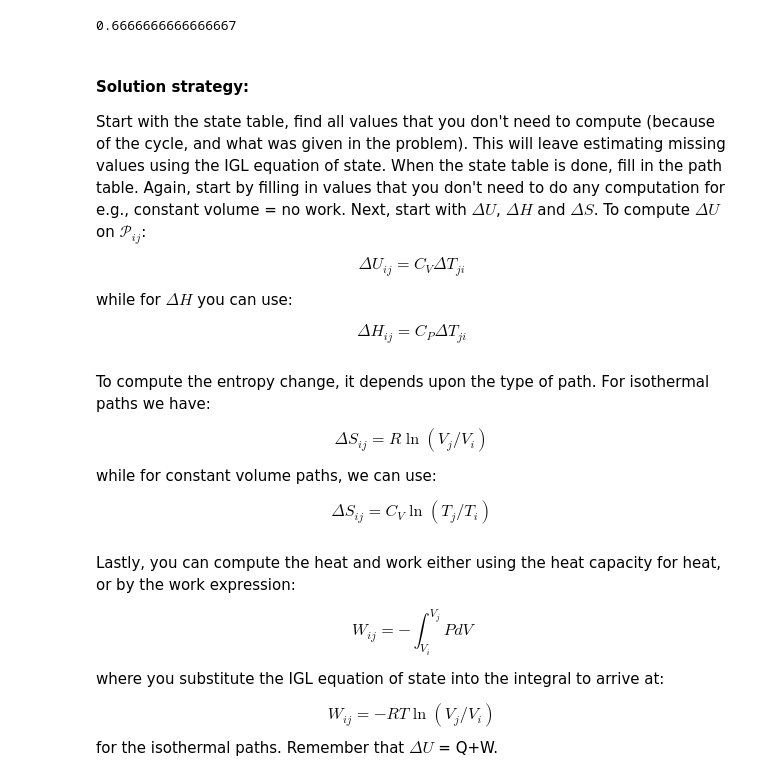
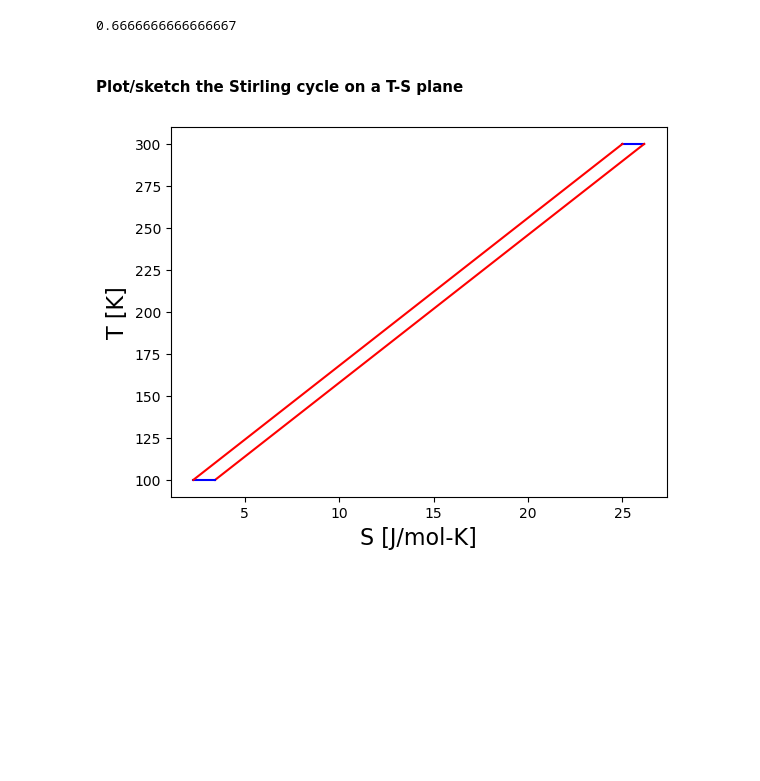
Before and after one commit to varnerlab/CHEME-3130-SU2020, a Jupyter notebook: notebooks/stirling_cycle/Stirling.ipynb, the cells around one changed output. Saved outputs shown, nothing was run; the diff lists cells and outputs as text; code cells hidden in the pictures; blank space fills up the shorter version.

Commit message:
Update the Stirling notebook
Plot the T-S

```diff
--- a/notebooks/stirling_cycle/Stirling.ipynb
+++ b/notebooks/stirling_cycle/Stirling.ipynb
@@ -46,40 +122,13 @@ eff_stirling = compute_efficiency(stateTable, cd)
 eff_carnot = 1 - (minimum(stateTable[!,:T])/maximum(stateTable[!,:T]))
 # %% [output]
 0.6666666666666667
-# %% [markdown]
-#### Solution strategy:
-Start with the state table, find all values that you don't need to compute (because of the cycle, and what was given in the problem). This will leave estimating missing values using the IGL equation of state. When the state table is done, fill in the path table. Again, start by filling in values that you don't need to do any computation for e.g., constant volume = no work. Next, start with $\Delta{U}$, $\Delta{H}$ and $\Delta{S}$. To compute $\Delta{U}$ on $\mathcal{P}_{ij}$:
-
-\begin{equation}
-\Delta{U}_{ij} = C_{V}\Delta{T}_{ji}
-\end{equation}
-
-while for $\Delta{H}$ you can use:
-
-\begin{equation}
-\Delta{H}_{ij} = C_{P}\Delta{T}_{ji}
-\end{equation}
-# %% [markdown]
-To compute the entropy change, it depends upon the type of path. For isothermal paths we have:
-
-\begin{equation}
-\Delta{S}_{ij} = R\ln\left(V_{j}/V_{i}\right)
-\end{equation}
-
-while for constant volume paths, we can use:
-
-\begin{equation}
-\Delta{S}_{ij} = C_{V}\ln\left(T_{j}/T_{i}\right)
-\end{equation}
-# %% [markdown]
-Lastly, you can compute the heat and work either using the heat capacity for heat, or by the work expression:
-
-\begin{equation}
-W_{ij} = -\int_{V_{i}}^{V_{j}}PdV
-\end{equation}
-
-where you substitute the IGL equation of state into the integral to arrive at:
-
-\begin{equation}
-W_{ij} = -RT\ln\left(V_{j}/V_{i}\right)
-\end{equation} for the isothermal paths. Remember that $\Delta{U}$ = Q+W.
+# %% [markdown]
+#### Plot/sketch the Stirling cycle on a T-S plane
+# %%
+# plot the TS diagram -
+# You need to pick an arbitary S1 value so we can see the cycle -
+plot_TS_diagram(stateTable,pathTable);
+xlabel("S [J/mol-K]",fontsize=16);
+ylabel("T [K]",fontsize=16);
+# %% [output]
+[figure, added]
```
Also changed, not shown: parts of 5 cells of this notebook, 6 other files.
